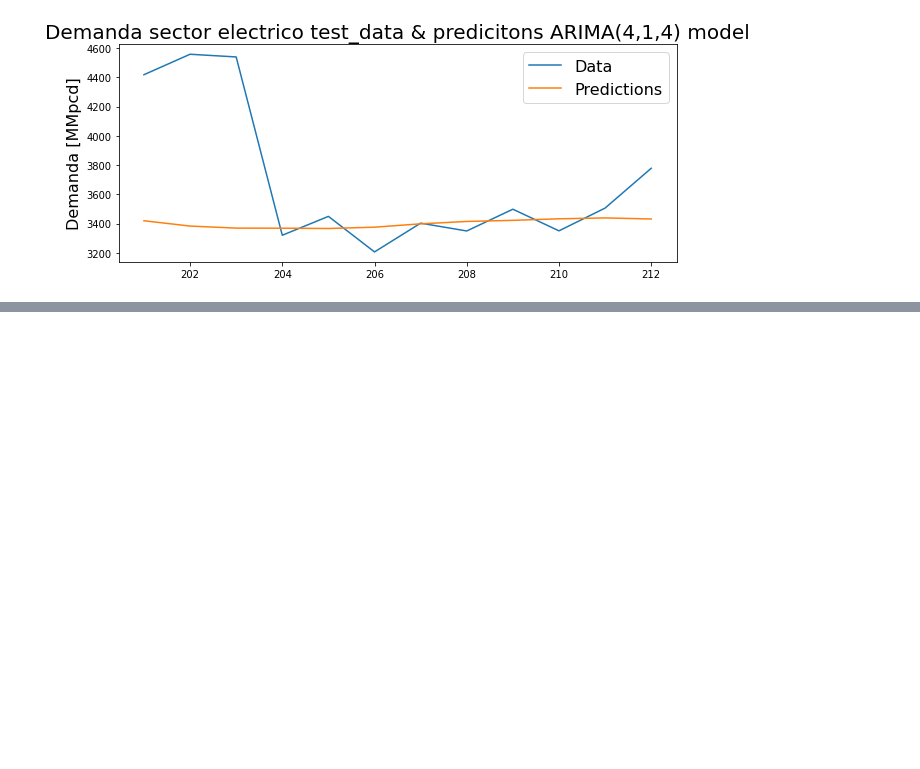
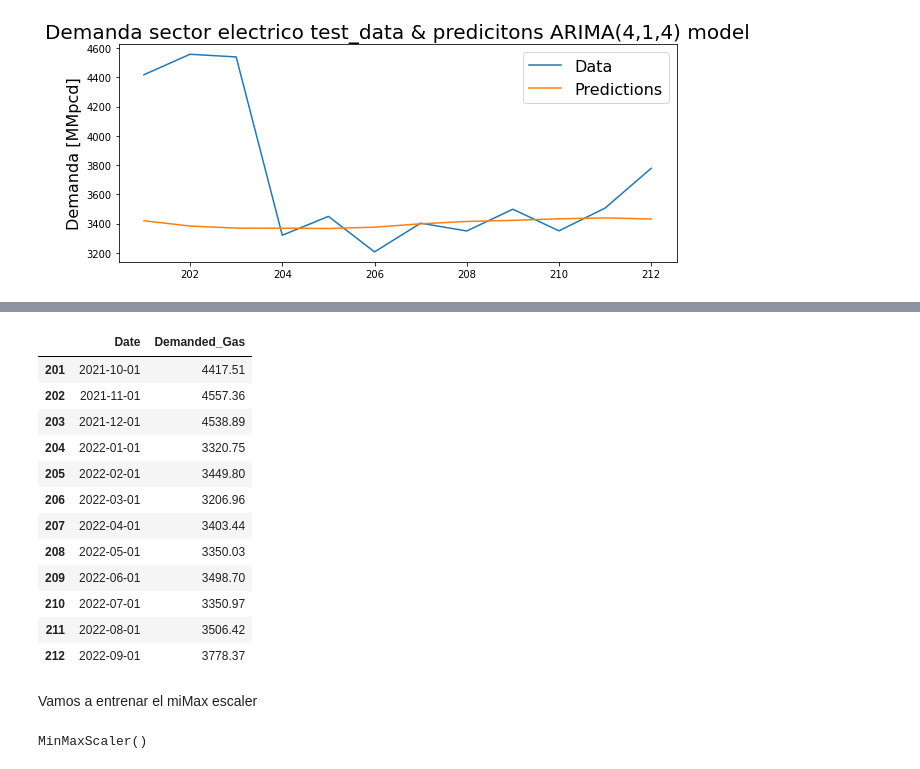
Before and after one commit to Sergio-Ibarra-1795/MIS_Tesis_GitHub, a Jupyter notebook: Demanda_electrico_series_con_tratamiento_FUNCIONA_v2.ipynb, the cells around one changed output, grey strips where cells are left out. Saved outputs shown, nothing was run; the diff lists cells and outputs as text; code cells hidden in the pictures; blank space fills up the shorter version.

```diff
--- a/Demanda_electrico_series_con_tratamiento_FUNCIONA_v2.ipynb
+++ b/Demanda_electrico_series_con_tratamiento_FUNCIONA_v2.ipynb
@@ -943,0 +962,27 @@ Text(0, 0.5, 'Demanda [MMpcd]')
+# %%
+demanda_electrico_original_test_data
+# %% [output]
+|  | Date | Demanded_Gas |
+| 201 | 2021-10-01 | 4417.51 |
+| 202 | 2021-11-01 | 4557.36 |
+| 203 | 2021-12-01 | 4538.89 |
+| 204 | 2022-01-01 | 3320.75 |
+| 205 | 2022-02-01 | 3449.80 |
+| 206 | 2022-03-01 | 3206.96 |
+| 207 | 2022-04-01 | 3403.44 |
+| 208 | 2022-05-01 | 3350.03 |
+| 209 | 2022-06-01 | 3498.70 |
+| 210 | 2022-07-01 | 3350.97 |
+| 211 | 2022-08-01 | 3506.42 |
+| 212 | 2022-09-01 | 3778.37 |
+# %% [markdown]
+Vamos a entrenar el miMax escaler
+# %%
+from sklearn.preprocessing import MinMaxScaler
+import numpy as np
+
+# Create a MinMaxScaler object and fit it to the training data
+MinMax_scaler = MinMaxScaler()
+MinMax_scaler.fit(demanda_electrico_original_train_data['Demanded_Gas'].values.reshape(-1, 1))
+# %% [output]
+MinMaxScaler()
```
Also changed, not shown: parts of 11 cells of this notebook.
